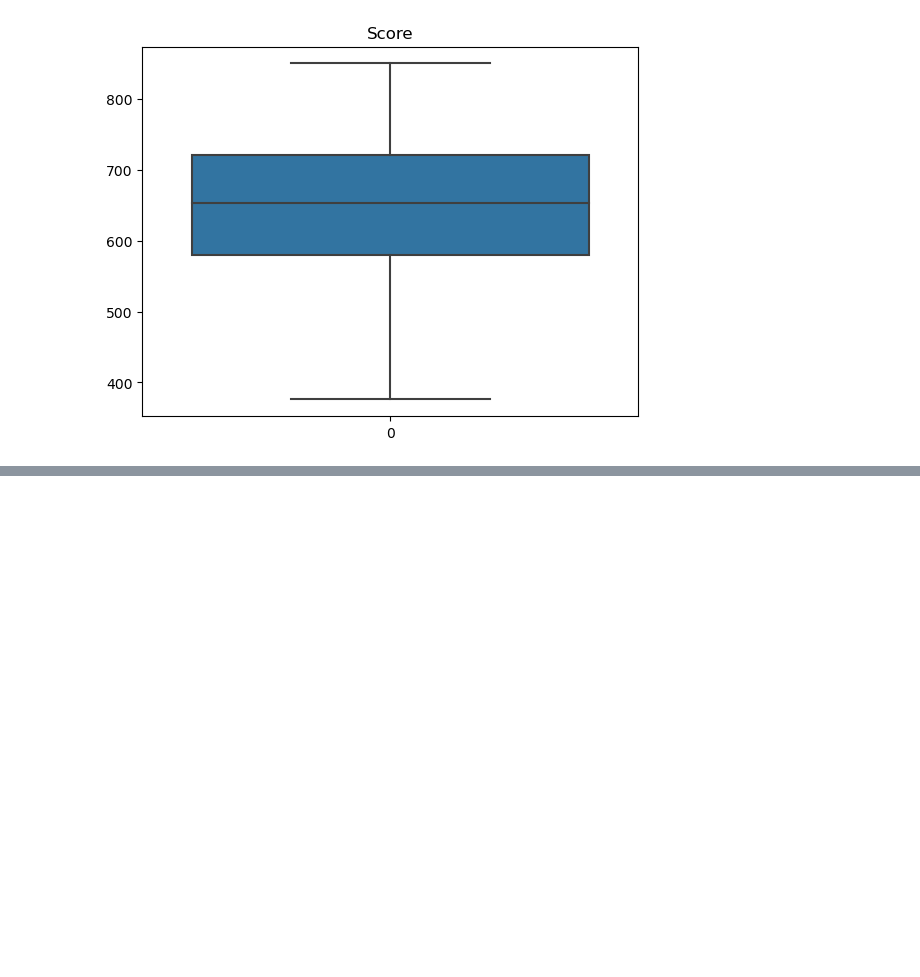
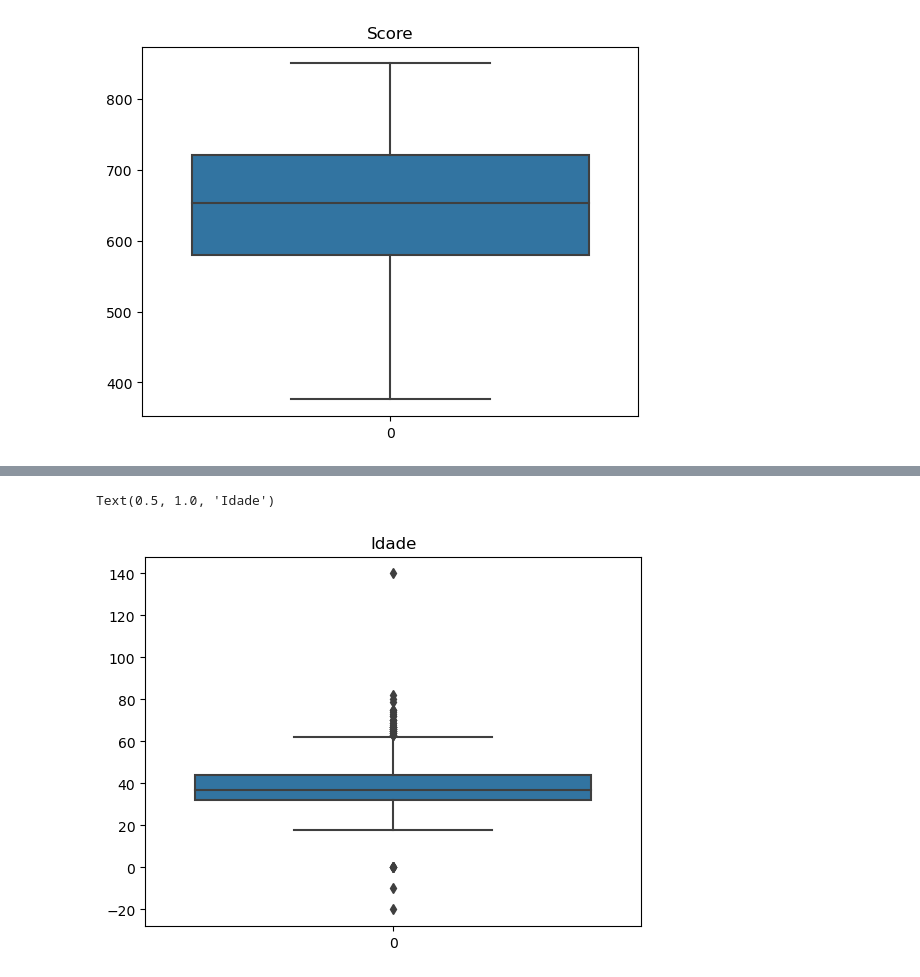
Before and after one commit to MaluMartins/data-science-python-dsa, a Jupyter notebook: modulo10-limpeza/limpeza-de-dados.ipynb, the cells around one changed output, grey strips where cells are left out. Cells and saved outputs as stored; diff of their text form; code cells hidden in the pictures; blank space fills up the shorter version.

```diff
--- a/modulo10-limpeza/limpeza-de-dados.ipynb
+++ b/modulo10-limpeza/limpeza-de-dados.ipynb
@@ -84,0 +113,5 @@ Text(0.5, 1.0, 'Score')
+# %%
+srn.boxplot(dataset['Idade']).set_title('Idade')
+# %% [output]
+Text(0.5, 1.0, 'Idade')
+[figure, added]
```
Also changed, not shown: parts of 18 cells of this notebook.
